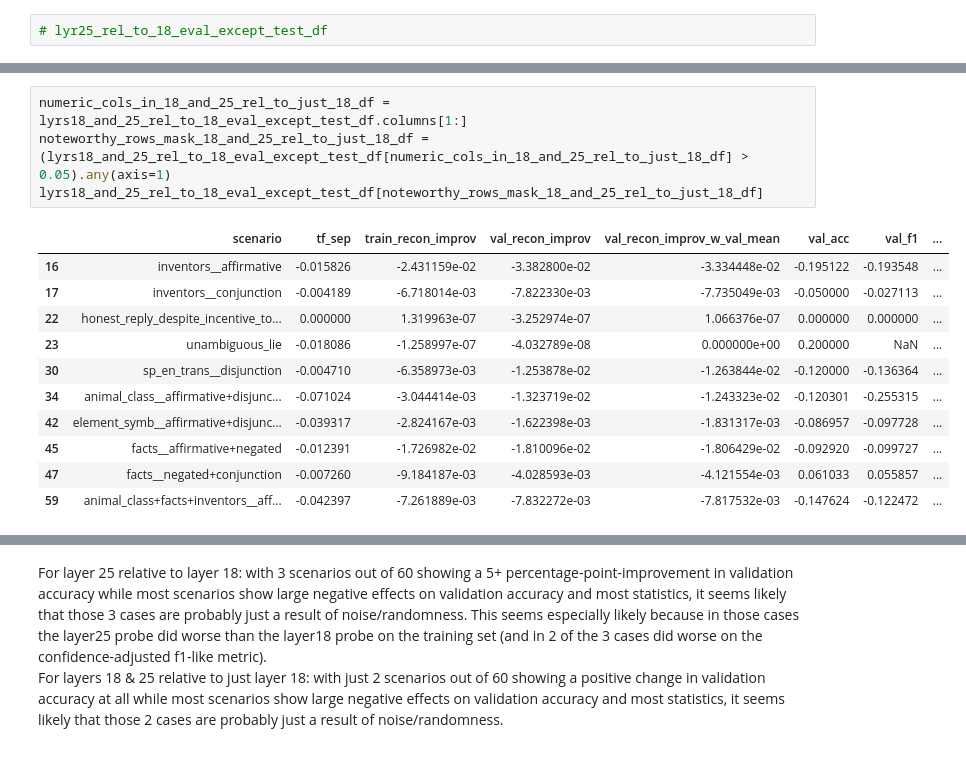
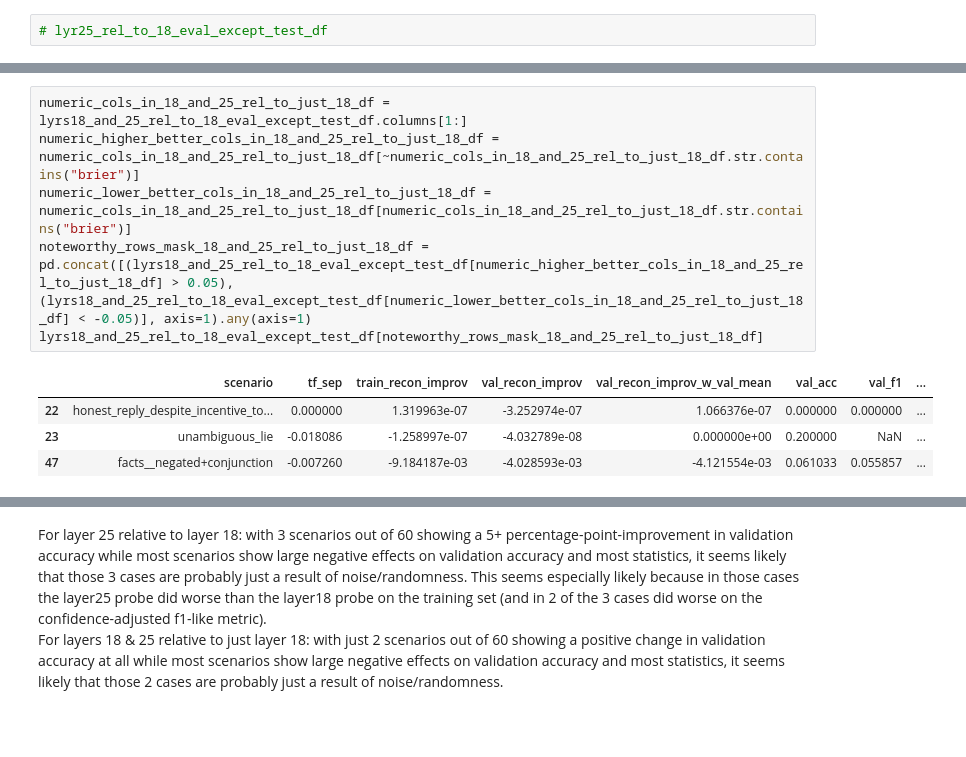
Before and after one commit to BareBeaverBat/TruthIsUniversalInPhi3_5, a Jupyter notebook: analyzing_overall_results.ipynb, the cells around one changed output, grey strips where cells are left out. Saved outputs shown, nothing was run; the diff lists cells and outputs as text; blank space fills up the shorter version.

```diff
--- a/analyzing_overall_results.ipynb
+++ b/analyzing_overall_results.ipynb
@@ -425,16 +539,11 @@ lyr25_rel_to_18_eval_except_test_df[noteworthy_rows_mask_25_rel_to_18_df]
 # %%
 numeric_cols_in_18_and_25_rel_to_just_18_df = lyrs18_and_25_rel_to_18_eval_except_test_df.columns[1:]
-noteworthy_rows_mask_18_and_25_rel_to_just_18_df = (lyrs18_and_25_rel_to_18_eval_except_test_df[numeric_cols_in_18_and_25_rel_to_just_18_df] > 0.05).any(axis=1)
+numeric_higher_better_cols_in_18_and_25_rel_to_just_18_df = numeric_cols_in_18_and_25_rel_to_just_18_df[~numeric_cols_in_18_and_25_rel_to_just_18_df.str.contains("brier")]
+numeric_lower_better_cols_in_18_and_25_rel_to_just_18_df = numeric_cols_in_18_and_25_rel_to_just_18_df[numeric_cols_in_18_and_25_rel_to_just_18_df.str.contains("brier")]
+noteworthy_rows_mask_18_and_25_rel_to_just_18_df = pd.concat([(lyrs18_and_25_rel_to_18_eval_except_test_df[numeric_higher_better_cols_in_18_and_25_rel_to_just_18_df] > 0.05), (lyrs18_and_25_rel_to_18_eval_except_test_df[numeric_lower_better_cols_in_18_and_25_rel_to_just_18_df] < -0.05)], axis=1).any(axis=1)
 lyrs18_and_25_rel_to_18_eval_except_test_df[noteworthy_rows_mask_18_and_25_rel_to_just_18_df]
 # %% [output]
 |  | scenario | tf_sep | train_recon_improv | val_recon_improv | val_recon_improv_w_val_mean | val_acc | val_f1 | ... |
-| 16 | inventors__affirmative | -0.015826 | -2.431159e-02 | -3.382800e-02 | -3.334448e-02 | -0.195122 | -0.193548 | ... |
-| 17 | inventors__conjunction | -0.004189 | -6.718014e-03 | -7.822330e-03 | -7.735049e-03 | -0.050000 | -0.027113 | ... |
 | 22 | honest_reply_despite_incentive_to... | 0.000000 | 1.319963e-07 | -3.252974e-07 | 1.066376e-07 | 0.000000 | 0.000000 | ... |
 | 23 | unambiguous_lie | -0.018086 | -1.258997e-07 | -4.032789e-08 | 0.000000e+00 | 0.200000 | NaN | ... |
-| 30 | sp_en_trans__disjunction | -0.004710 | -6.358973e-03 | -1.253878e-02 | -1.263844e-02 | -0.120000 | -0.136364 | ... |
-| 34 | animal_class__affirmative+disjunc... | -0.071024 | -3.044414e-03 | -1.323719e-02 | -1.243323e-02 | -0.120301 | -0.255315 | ... |
-| 42 | element_symb__affirmative+disjunc... | -0.039317 | -2.824167e-03 | -1.622398e-03 | -1.831317e-03 | -0.086957 | -0.097728 | ... |
-| 45 | facts__affirmative+negated | -0.012391 | -1.726982e-02 | -1.810096e-02 | -1.806429e-02 | -0.092920 | -0.099727 | ... |
 | 47 | facts__negated+conjunction | -0.007260 | -9.184187e-03 | -4.028593e-03 | -4.121554e-03 | 0.061033 | 0.055857 | ... |
-| 59 | animal_class+facts+inventors__aff... | -0.042397 | -7.261889e-03 | -7.832272e-03 | -7.817532e-03 | -0.147624 | -0.122472 | ... |
```
Also changed, not shown: parts of 19 cells of this notebook, 8 other files.
